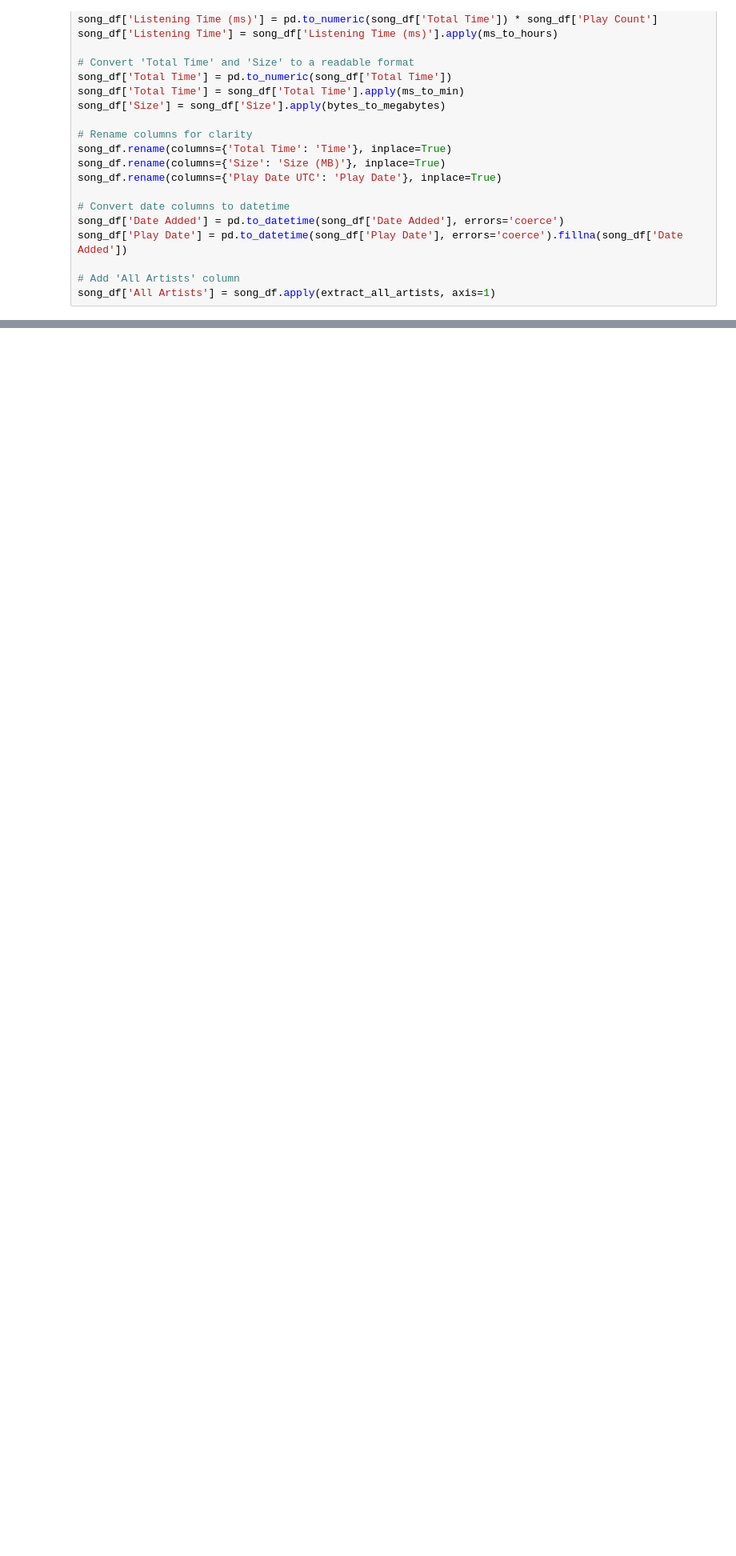
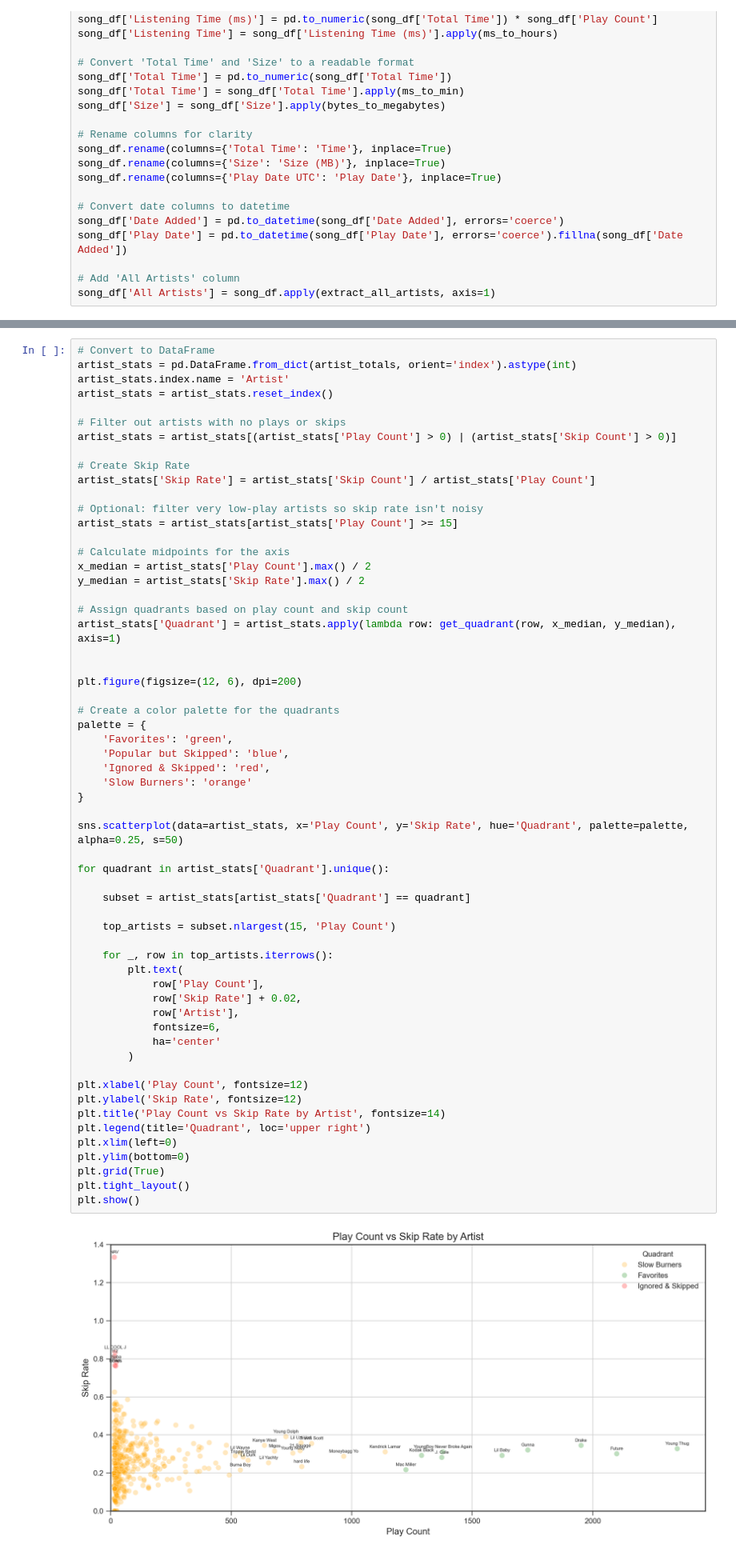
Before and after one commit to mike02ike/Music, a Jupyter notebook: src/library.ipynb, the cells around one changed output, grey strips where cells are left out. Shown at 80% size. Saved outputs shown, nothing was run; the diff lists cells and outputs as text; blank space fills up the shorter version.

```diff
--- a/src/library.ipynb
+++ b/src/library.ipynb
@@ -355,0 +410,61 @@ artist_df
+# %%
+# Convert to DataFrame
+artist_stats = pd.DataFrame.from_dict(artist_totals, orient='index').astype(int)
+artist_stats.index.name = 'Artist'
+artist_stats = artist_stats.reset_index()
+
+# Filter out artists with no plays or skips
+artist_stats = artist_stats[(artist_stats['Play Count'] > 0) | (artist_stats['Skip Count'] > 0)]
+
+# Create Skip Rate
+artist_stats['Skip Rate'] = artist_stats['Skip Count'] / artist_stats['Play Count']
+
+# Optional: filter very low-play artists so skip rate isn't noisy
+artist_stats = artist_stats[artist_stats['Play Count'] >= 15]
+
+# Calculate midpoints for the axis
+x_median = artist_stats['Play Count'].max() / 2
+y_median = artist_stats['Skip Rate'].max() / 2
+
+# Assign quadrants based on play count and skip count
+artist_stats['Quadrant'] = artist_stats.apply(lambda row: get_quadrant(row, x_median, y_median), axis=1)
+
+
+plt.figure(figsize=(12, 6), dpi=200)
+
+# Create a color palette for the quadrants
+palette = {
+    'Favorites': 'green',
+    'Popular but Skipped': 'blue',
+    'Ignored & Skipped': 'red',
+    'Slow Burners': 'orange'
+}
+
+sns.scatterplot(data=artist_stats, x='Play Count', y='Skip Rate', hue='Quadrant', palette=palette, alpha=0.25, s=50)
+
+for quadrant in artist_stats['Quadrant'].unique():
+
+    subset = artist_stats[artist_stats['Quadrant'] == quadrant]
+
+    top_artists = subset.nlargest(15, 'Play Count')
+
+    for _, row in top_artists.iterrows():
+        plt.text(
+            row['Play Count'],
+            row['Skip Rate'] + 0.02,
+            row['Artist'],
+            fontsize=6,
+            ha='center'
+        )
+
+plt.xlabel('Play Count', fontsize=12)
+plt.ylabel('Skip Rate', fontsize=12)
+plt.title('Play Count vs Skip Rate by Artist', fontsize=14)
+plt.legend(title='Quadrant', loc='upper right')
+plt.xlim(left=0)
+plt.ylim(bottom=0)
+plt.grid(True)
+plt.tight_layout()
+plt.show()
+# %% [output]
+[figure, new version]
```
Also changed, not shown: parts of 46 cells of this notebook, 2 other files.
